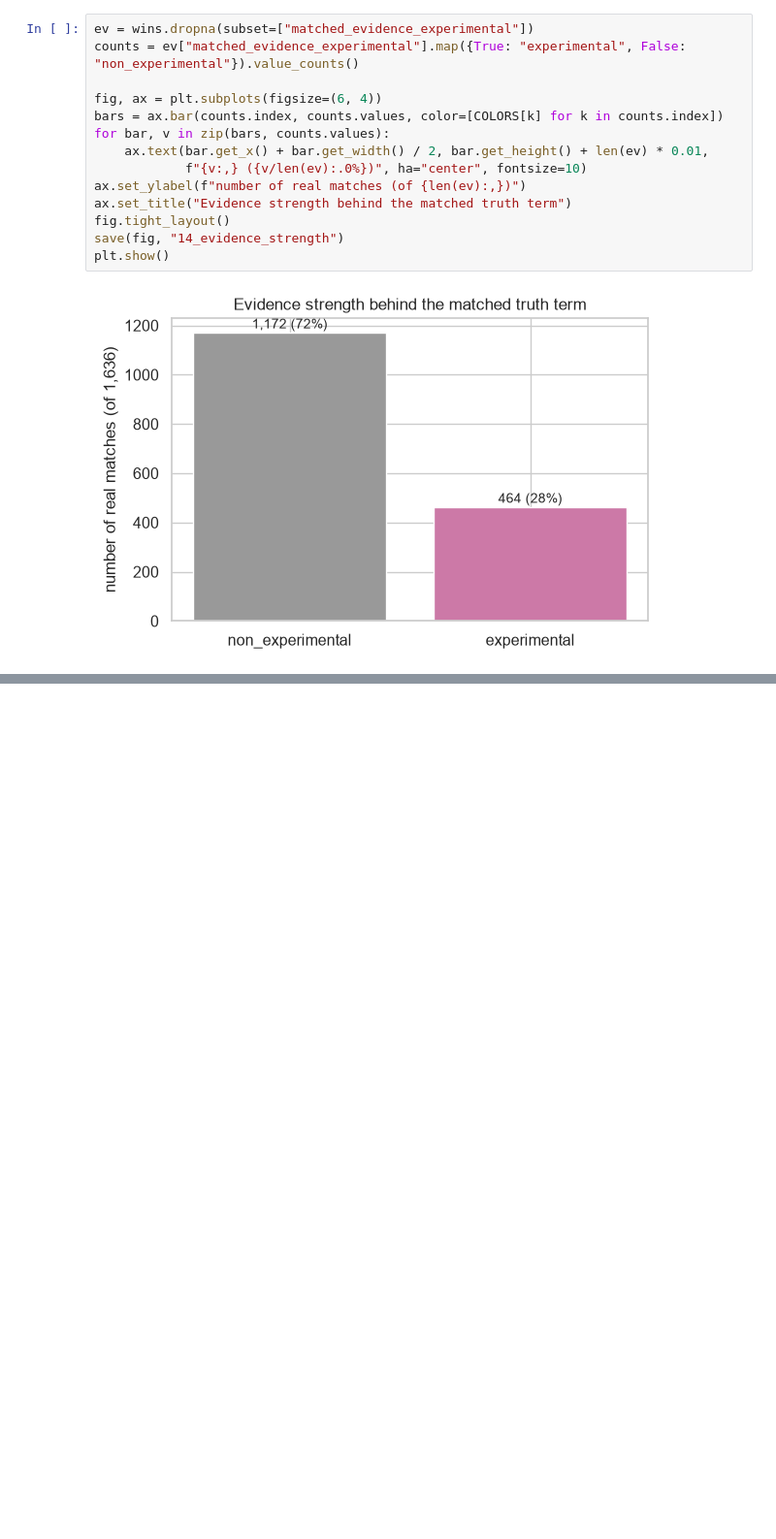
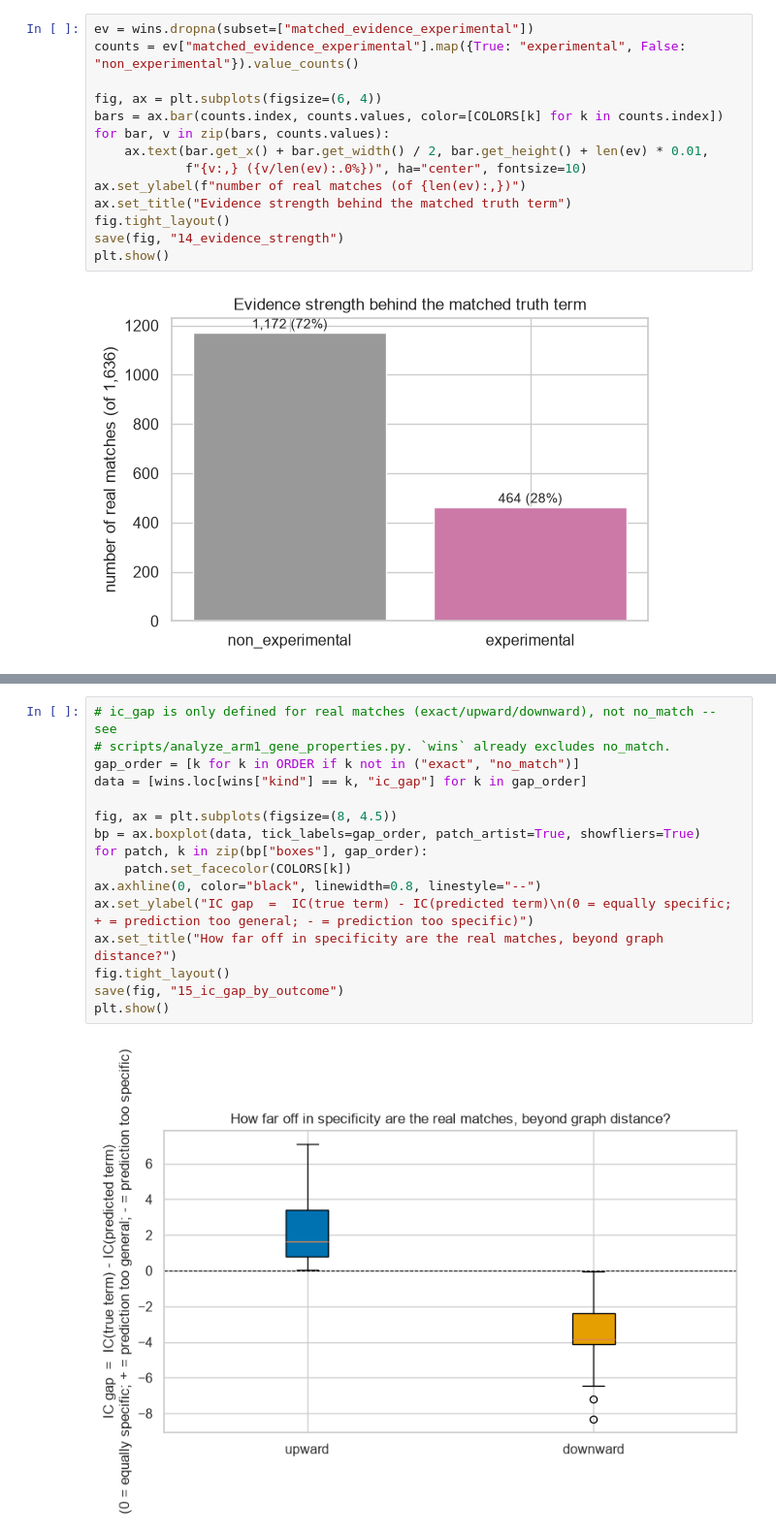
Before and after one commit to wsslflx/CellCoLLM, a Jupyter notebook: notebooks/arm1_go_enrichment_results.ipynb, the cells around one changed output, grey strips where cells are left out. Shown at 97% size. Saved outputs shown, nothing was run; the diff lists cells and outputs as text; blank space fills up the shorter version.

```diff
--- a/notebooks/arm1_go_enrichment_results.ipynb
+++ b/notebooks/arm1_go_enrichment_results.ipynb
@@ -537,0 +539,18 @@ inferred rather than directly measured biology.
+# %%
+# ic_gap is only defined for real matches (exact/upward/downward), not no_match -- see
+# scripts/analyze_arm1_gene_properties.py. `wins` already excludes no_match.
+gap_order = [k for k in ORDER if k not in ("exact", "no_match")]
+data = [wins.loc[wins["kind"] == k, "ic_gap"] for k in gap_order]
+
+fig, ax = plt.subplots(figsize=(8, 4.5))
+bp = ax.boxplot(data, tick_labels=gap_order, patch_artist=True, showfliers=True)
+for patch, k in zip(bp["boxes"], gap_order):
+    patch.set_facecolor(COLORS[k])
+ax.axhline(0, color="black", linewidth=0.8, linestyle="--")
+ax.set_ylabel("IC gap  =  IC(true term) - IC(predicted term)\n(0 = equally specific; + = prediction too general; - = prediction too specific)")
+ax.set_title("How far off in specificity are the real matches, beyond graph distance?")
+fig.tight_layout()
+save(fig, "15_ic_gap_by_outcome")
+plt.show()
+# %% [output]
+[figure, added]
```
Also changed, not shown: parts of 35 cells of this notebook, 27 other files.
